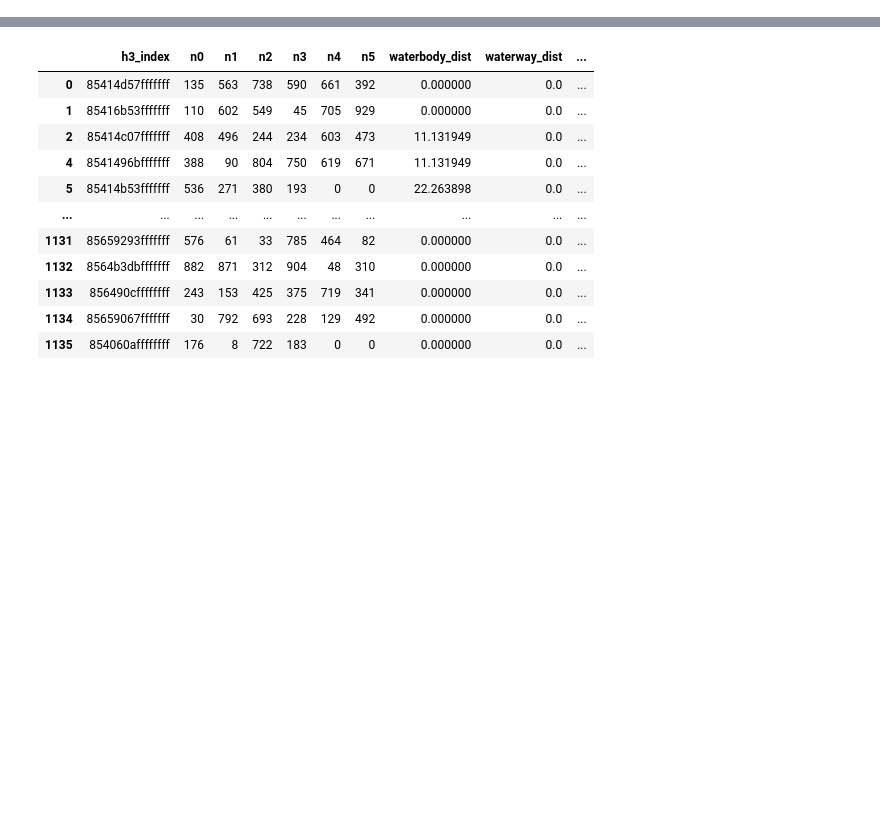
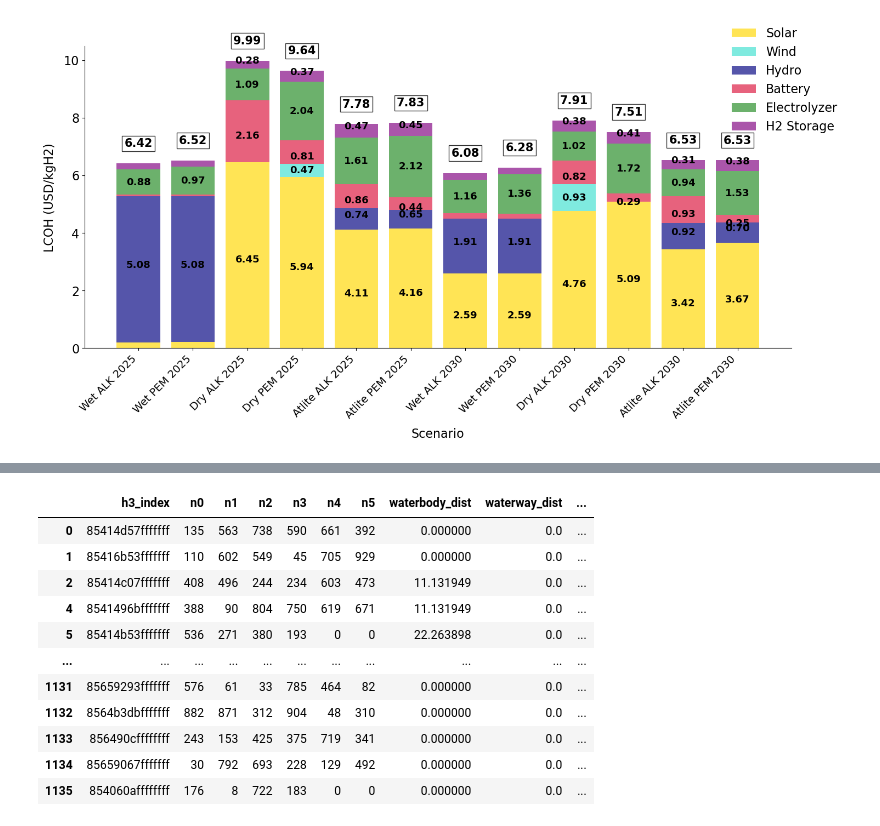
Before and after one commit to lukasschirren/GeoH2-Laos, a Jupyter notebook: 4visualisation.ipynb, the cells around one changed output, grey strips where cells are left out. Drawn from its saved outputs; the diff is of its cells as text; code cells hidden in the pictures; blank space fills up the shorter version.

Commit message:
New visualisation for capacity_factor and costs

```diff
--- a/4visualisation.ipynb
+++ b/4visualisation.ipynb
@@ -9,0 +162,97 @@ from matplotlib.font_manager import FontProperties
+# %%
+import matplotlib.pyplot as plt
+import geopandas as gpd
+import numpy as np
+
+def plot_cost_components():
+    # Setup data
+    scenarios = [
+        ('wet', 'ALK', '25'), ('wet', 'PEM', '25'),
+        ('dry', 'ALK', '25'), ('dry', 'PEM', '25'),
+        ('atlite', 'ALK', '25'), ('atlite', 'PEM', '25'),
+        ('wet', 'ALK', '30'), ('wet', 'PEM', '30'),
+        ('dry', 'ALK', '30'), ('dry', 'PEM', '30'),
+        ('atlite', 'ALK', '30'), ('atlite', 'PEM', '30')
+    ]
+
+    components = {
+        'solar': {'col': 'solar portion', 'label': 'Solar',
+                 'color': '#FFD700AA'},  # golden yellow with alpha
+        'wind': {'col': 'wind portion', 'label': 'Wind',
+                'color': '#40E0D0AA'},  # turquoise with alpha
+        'hydro': {'col': 'hydro portion', 'label': 'Hydro',
+                 'color': '#000080AA'},  # deep blue with alpha
+        'battery': {'col': 'battery costs portion', 'label': 'Battery',
+                   'color': '#DC143CAA'},  # crimson red with alpha
+        'electrolyzer': {'col': 'electrolyzer portion', 'label': 'Electrolyzer',
+                        'color': '#228B22AA'},  # forest green with alpha
+        'h2_storage': {'col': 'H2 storage portion', 'label': 'H2 Storage',
+                      'color': '#800080AA'}  # purple with alpha
+    }
+
+    # Initialize data arrays
+    n_scenarios = len(scenarios)
+    data_matrix = np.zeros((len(components), n_scenarios))
+    totals = np.zeros(n_scenarios)
+
+    # Load data
+    for i, (hydro, elec, year) in enumerate(scenarios):
+        data = gpd.read_file(f'Resources/net_generation/Scenario_{hydro}_{elec}_{year}/hex_cost_components.geojson')
+        min_idx = data['Vientiane trucking production cost'].idxmin()
+
+        for j, comp in enumerate(components.values()):
+            data_matrix[j, i] = data.loc[min_idx, f'Vientiane LCOH - trucking {comp["col"]}']
+        totals[i] = data.loc[min_idx, 'Vientiane trucking production cost']
+
+    # Create visualization
+    fig, ax = plt.subplots(figsize=(15, 8))
+    bottom = np.zeros(n_scenarios)
+
+    for idx, (_, comp) in enumerate(components.items()):
+        values = data_matrix[idx, :]
+        bars = ax.bar(range(n_scenarios), values, bottom=bottom,
+                     label=comp['label'], color=comp['color'])
+
+        # Value labels - all black, larger font
+        for i, v in enumerate(values):
+            if v > 0.25:
+                y_pos = bottom[i] + v/2
+                offset = (idx % 3 - 1) * 0.15
+                y_pos += offset
+                ax.text(i, y_pos, f'{v:.2f}',
+                       ha='center', va='center',
+                       color='black',
+                       fontsize=13, fontweight='bold')
+        bottom += values
+
+    # Styling with larger fonts
+    ax.set_xlabel('Scenario', fontsize=16, labelpad=10)
+    ax.set_ylabel('LCOH (USD/kgH2)', fontsize=16, labelpad=10)
+    ax.set_xticks(range(n_scenarios))
+    ax.set_xticklabels([f'{h.capitalize()} {e} 20{y}' for h, e, y in scenarios],
+                       rotation=45, ha='right', fontsize=14)
+
+    ax.spines['top'].set_visible(False)
+    ax.spines['right'].set_visible(False)
+    ax.tick_params(axis='y', labelsize=16)
+
+    # Legend with larger font
+    ax.legend(bbox_to_anchor=(0.9, 1.1), loc='upper left',
+             fontsize=16, frameon=False)
+
+    # Total values with border and larger font
+    for i, total in enumerate(totals):
+        ax.text(i, bottom[i] + 0.5, f'{total:.2f}',
+                ha='center', va='bottom', fontsize=15,
+                fontweight='bold', color='black',
+                bbox=dict(facecolor='white', edgecolor='black',
+                         alpha=0.8, pad=3))
+
+    plt.tight_layout()
+    return fig
+
+# Execute
+fig = plot_cost_components()
+plt.show()
+# %% [output]
+[figure, added]
```
Also changed, not shown: parts of 3 cells of this notebook, 1 other file.
